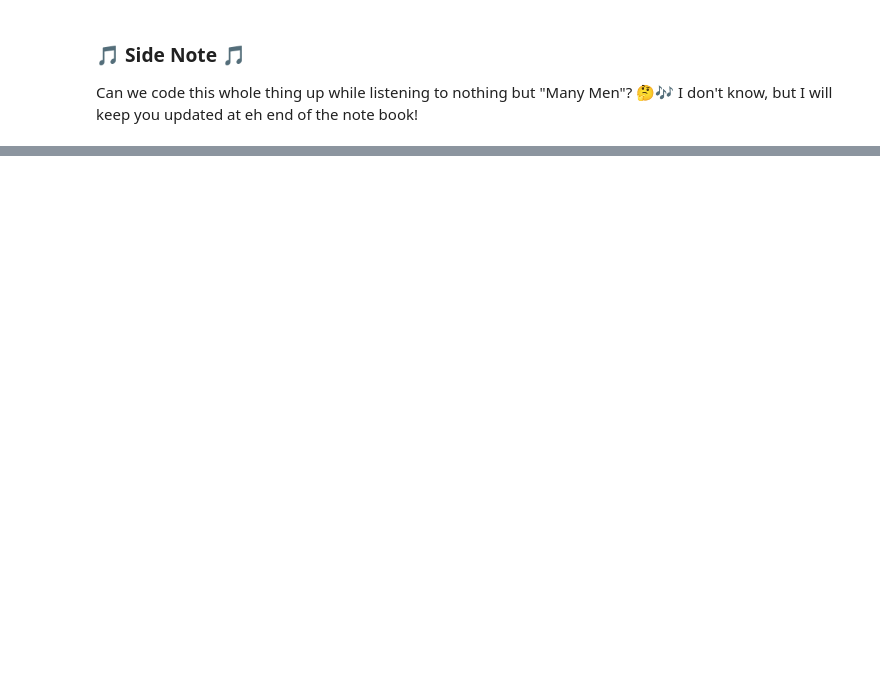
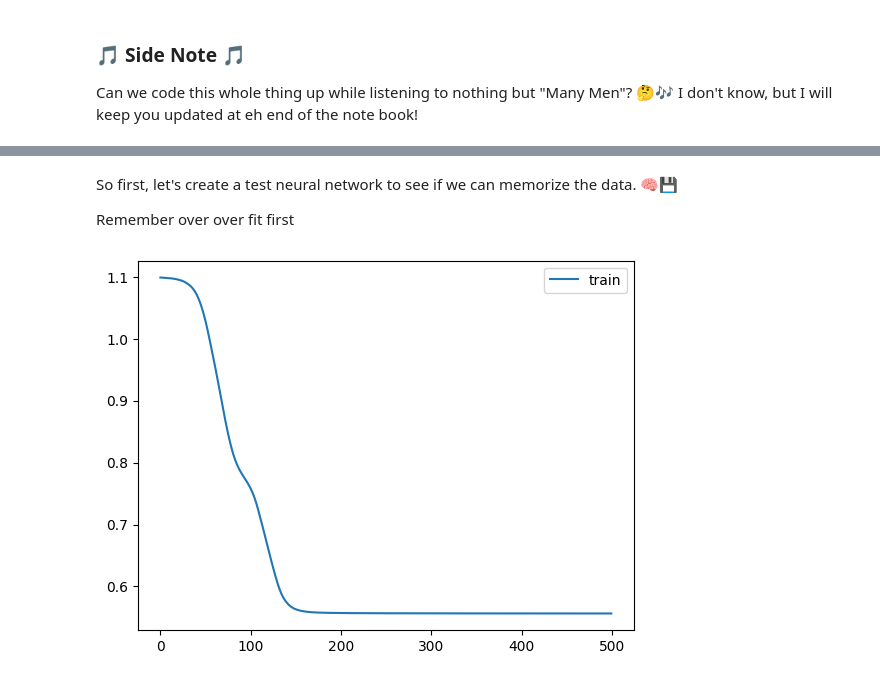
Before and after one commit to KubaJerz/learn-ml, a Jupyter notebook: tinkerLab/03lesson_many_men_vs_ironman.ipynb, the cells around one changed output, grey strips where cells are left out. Cells and saved outputs as stored; diff of their text form; code cells hidden in the pictures; blank space fills up the shorter version.

```diff
--- a/tinkerLab/03lesson_many_men_vs_ironman.ipynb
+++ b/tinkerLab/03lesson_many_men_vs_ironman.ipynb
@@ -52,0 +121,15 @@ Can we code this whole thing up while listening to nothing but "Many Men"? 🤔
+# %%
+balanced_indices = torch.cat(class_indices) #combine all of them
+
+# suffle then so the trian set is NOT jsut all rem then all class 1 then all class 2
+balanced_indices = balanced_indices[torch.randperm(len(balanced_indices))]
+
+# make the balanced datasets
+X_train = X_train[balanced_indices]
+y_train = y_train[balanced_indices]
+
+print("new class counts:")
+print(y_train.argmax(dim=1).bincount())
+
+print(f"\nBalanced X_test shape: {X_train.shape}")
+print(f"Balanced y_test shape: {y_train.shape}")
@@ -52,0 +148,4 @@ Can we code this whole thing up while listening to nothing but "Many Men"? 🤔
+# %% [markdown]
+So first, let's create a test neural network to see if we can memorize the data. 🧠💾
+
+Remember over over fit first
@@ -52,0 +198,18 @@ Can we code this whole thing up while listening to nothing but "Many Men"? 🤔
+# %%
+lossi = []
+
+for epoch in tqdm(range(500)):
+    out = mlp_tester.forward(X_train)
+
+    optimizer.zero_grad()
+    loss = criterion(out, y_train)
+
+    loss.backward()
+    lossi.append(loss.item())
+    optimizer.step()
+
+plt.plot(lossi, label='train')
+plt.legend()
+plt.show()
+# %% [output]
+[figure, added]
```
Also changed, not shown: parts of 19 cells of this notebook, 3 other files.
